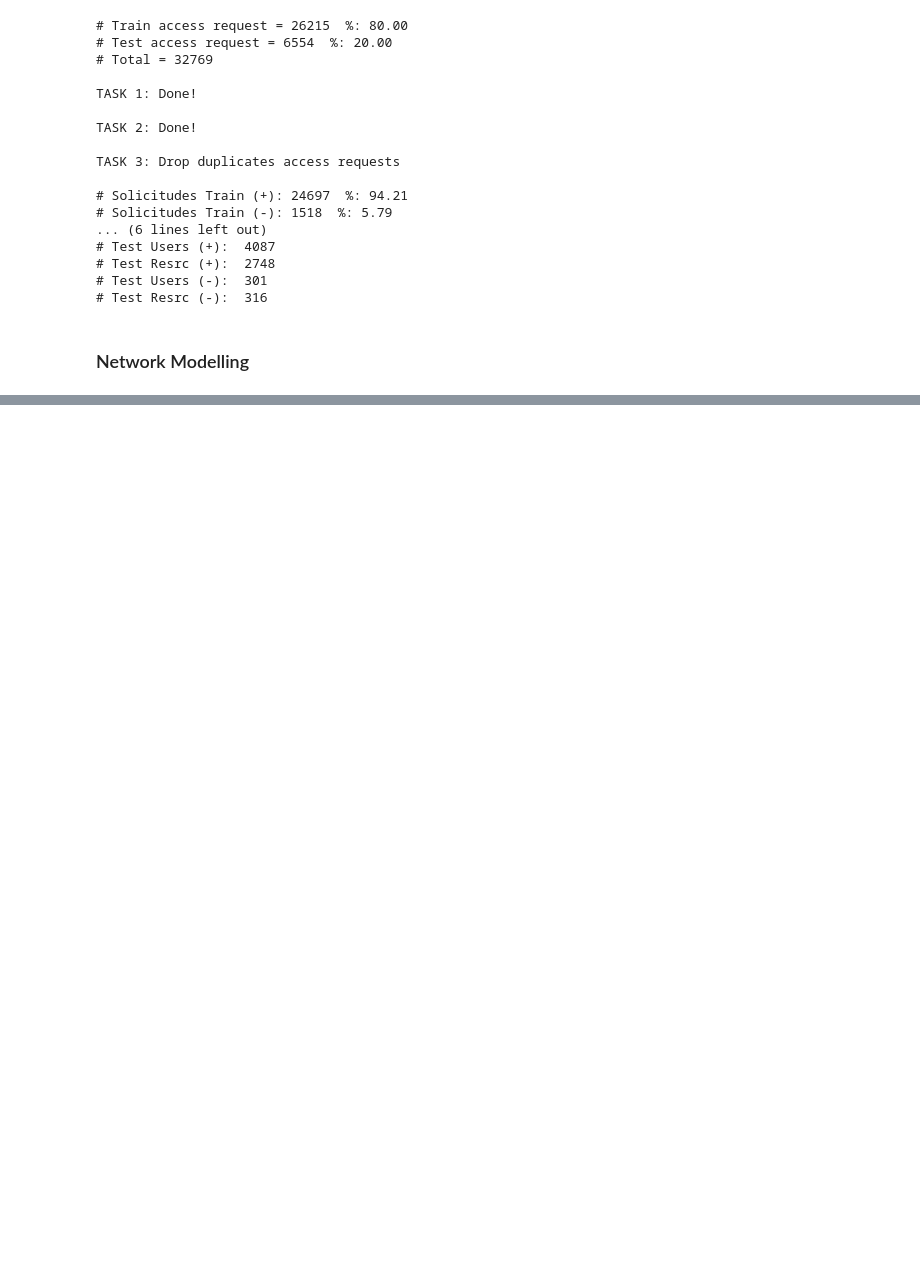
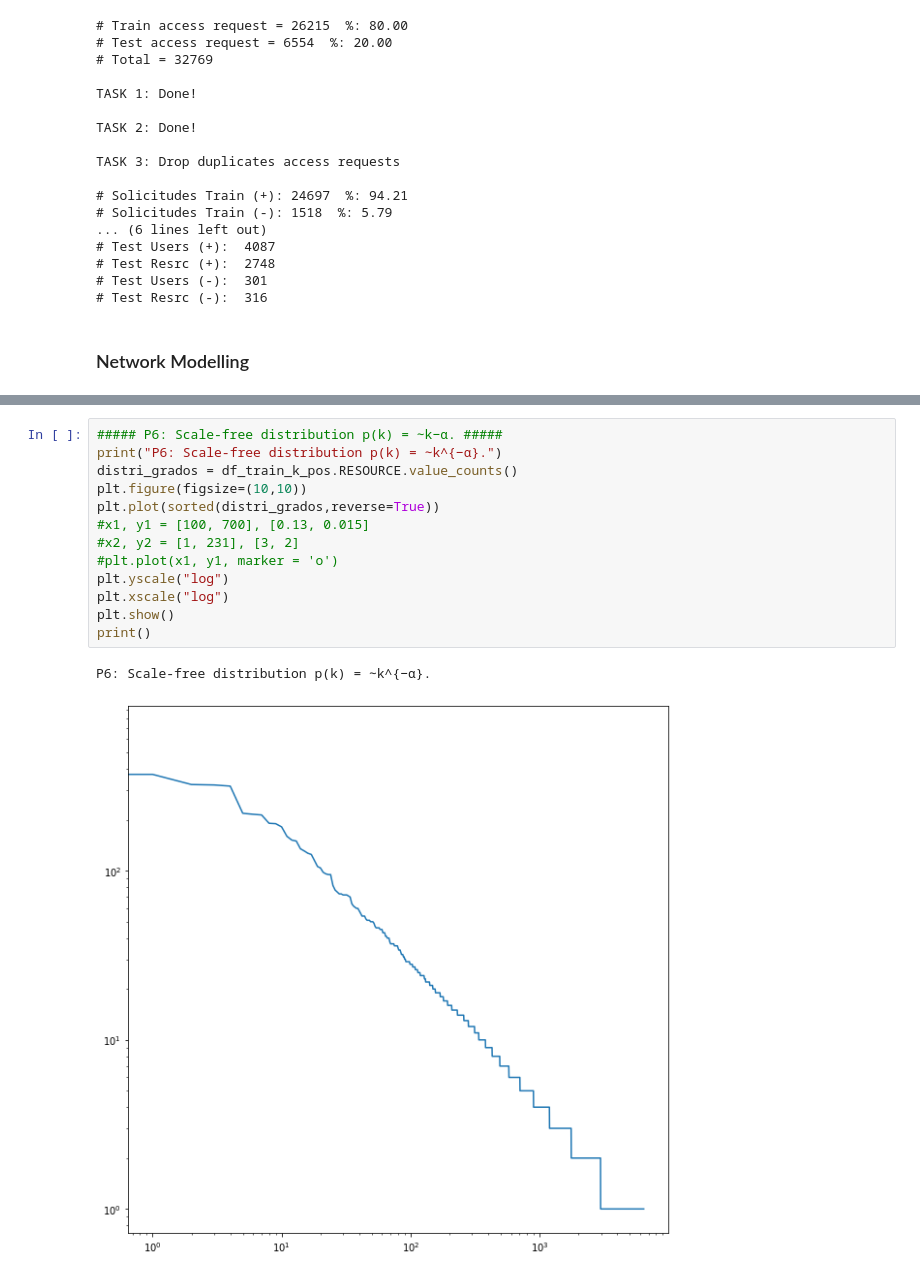
Before and after one commit to diazmx/phd-thesis-lab, a Jupyter notebook: 04-Analysis/02-NetworkModel.ipynb, the cells around one changed output, grey strips where cells are left out. Cells and saved outputs as stored; diff of their text form; blank space fills up the shorter version.

```diff
--- a/04-Analysis/02-NetworkModel.ipynb
+++ b/04-Analysis/02-NetworkModel.ipynb
@@ -275,0 +346,16 @@ Vecinos
+# %%
+##### P6: Scale-free distribution p(k) = ∼k−α. #####
+print("P6: Scale-free distribution p(k) = ∼k^{−α}.")
+distri_grados = df_train_k_pos.RESOURCE.value_counts()
+plt.figure(figsize=(10,10))
+plt.plot(sorted(distri_grados,reverse=True))
+#x1, y1 = [100, 700], [0.13, 0.015]
+#x2, y2 = [1, 231], [3, 2]
+#plt.plot(x1, y1, marker = 'o')
+plt.yscale("log")
+plt.xscale("log")
+plt.show()
+print()
+# %% [output]
+P6: Scale-free distribution p(k) = ∼k^{−α}.
+[figure, added]
```
Also changed, not shown: parts of 16 cells of this notebook, 2 other files.
